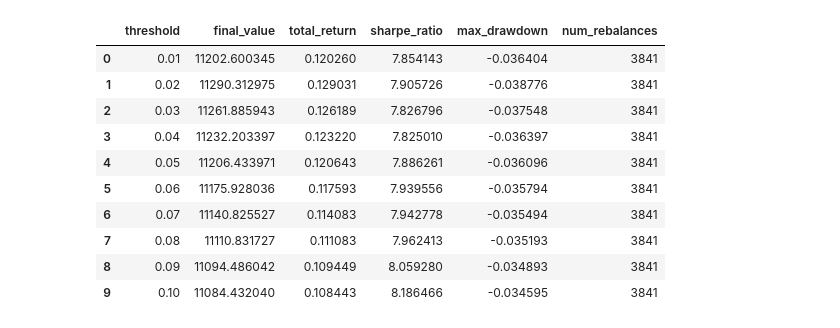
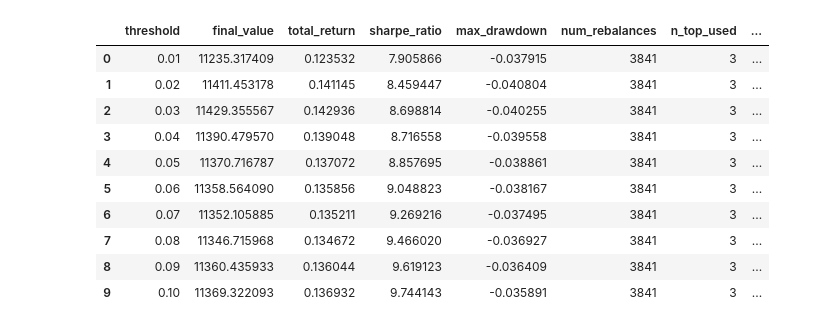
Before and after one commit to edoardoCame/bollingerBands, a Jupyter notebook: notebooks/dynamic rebalance.ipynb, the cells around one changed output. Saved outputs shown, nothing was run; the diff lists cells and outputs as text; code cells hidden in the pictures.

```diff
--- a/notebooks/dynamic rebalance.ipynb
+++ b/notebooks/dynamic rebalance.ipynb
@@ -0,0 +1,20 @@
+# %%
+# =============================================================================
+# CONFIGURAZIONE PARAMETRI PORTAFOGLIO DINAMICO
+# =============================================================================
+
+# Parametri di ranking delle strategie
+N_TOP_STRATEGIES = 3      # Numero di strategie migliori da favorire
+N_WORST_STRATEGIES = 3    # Numero di strategie peggiori da penalizzare
+
+# Altri parametri configurabili
+DEFAULT_REBALANCE_THRESHOLD = 0.05  # Threshold di ribilanciamento di default (5%)
+REBALANCE_FREQUENCY = 'W'           # Frequenza di ribilanciamento ('W' = settimanale)
+INITIAL_PORTFOLIO_VALUE = 10000.0   # Valore iniziale del portafoglio
+
+print(f"📊 CONFIGURAZIONE PORTAFOGLIO DINAMICO")
+print(f"Top strategies da favorire: {N_TOP_STRATEGIES}")
+print(f"Worst strategies da penalizzare: {N_WORST_STRATEGIES}")
+print(f"Threshold di ribilanciamento default: {DEFAULT_REBALANCE_THRESHOLD:.1%}")
+print(f"Frequenza ribilanciamento: {REBALANCE_FREQUENCY}")
+print(f"Valore iniziale portafoglio: ${INITIAL_PORTFOLIO_VALUE:,.0f}")
@@ -221,18 +264,31 @@ Numero di ribilanciamenti: 3841
 # %%
-def grid_search_rebalance_threshold(df, balance_cols, threshold_range=np.arange(0.01, 0.20, 0.01)):
+def grid_search_rebalance_threshold(df, balance_cols, threshold_range=np.arange(0.01, 0.20, 0.01),
+                                   n_top=N_TOP_STRATEGIES, n_worst=N_WORST_STRATEGIES):
     """
     Esegue grid search per trovare il threshold ottimale di ribilanciamento.
+
+    Parameters:
+    - df: DataFrame con DATE e colonne BALANCE
+    - balance_cols: lista delle colonne balance
+    - threshold_range: range di threshold da testare
+    - n_top: numero di strategie migliori da favorire
+    - n_worst: numero di strategie peggiori da penalizzare
     """
     results = []
 
-    print(f"Testando {len(threshold_range)} valori di threshold...")
+    print(f"🔍 GRID SEARCH CONFIGURATION:")
+    print(f"   - Testing {len(threshold_range)} threshold values...")
+    print(f"   - Top {n_top} strategies will be favored")
+    print(f"   - Worst {n_worst} strategies will be penalized")
+    print(f"   - Threshold range: {threshold_range.min():.2%} to {threshold_range.max():.2%}")
+    print()
 
     for i, threshold in enumerate(threshold_range):
         print(f"Progresso: {i+1}/{len(threshold_range)} - Threshold: {threshold:.3f}", end='\r')
 
         try:
             portfolio_df, weights_df, weekly_perf, rebal_dates = dynamic_rebalance_portfolio(
-                df, balance_cols, rebalance_threshold=threshold
+                df, balance_cols, rebalance_threshold=threshold, n_top=n_top, n_worst=n_worst
             )
 
             # Calcola metriche di performance
@@ -258,29 +314,35 @@ def grid_search_rebalance_threshold(df, balance_cols, threshold_range=np.arange(
                 'total_return': total_return,
                 'sharpe_ratio': sharpe,
                 'max_drawdown': max_drawdown,
-                'num_rebalances': num_rebalances
+                'num_rebalances': num_rebalances,
+                'n_top_used': n_top,
+                'n_worst_used': n_worst
             })
 
         except Exception as e:
             print(f"Errore con threshold {threshold}: {e}")
             continue
 
-    print(f"\nGrid search completato! Testati {len(results)} parametri.")
+    print(f"\n✅ Grid search completato! Testati {len(results)} parametri.")
     return pd.DataFrame(results)
 
-# Esegui grid search
-print("Inizio ottimizzazione threshold...")
+# Esegui grid search con parametri configurabili
+print("🚀 Inizio ottimizzazione threshold...")
 optimization_results = grid_search_rebalance_threshold(
     merged_ffill, balance_cols,
-    threshold_range=np.arange(0.01, 0.15, 0.01)
+    threshold_range=np.arange(0.01, 0.15, 0.01),
+    n_top=N_TOP_STRATEGIES,
+    n_worst=N_WORST_STRATEGIES
 )
 
 # Trova il miglior threshold
 best_result = optimization_results.loc[optimization_results['total_return'].idxmax()]
-print(f"\nMiglior threshold: {best_result['threshold']:.3f}")
-print(f"Ritorno totale: {best_result['total_return']:.2%}")
-print(f"Sharpe ratio: {best_result['sharpe_ratio']:.3f}")
-print(f"Max drawdown: {best_result['max_drawdown']:.2%}")
+print(f"\n🎯 RISULTATI OTTIMIZZAZIONE:")
+print(f"   Miglior threshold: {best_result['threshold']:.3f}")
+print(f"   Ritorno totale: {best_result['total_return']:.2%}")
+print(f"   Sharpe ratio: {best_result['sharpe_ratio']:.3f}")
+print(f"   Max drawdown: {best_result['max_drawdown']:.2%}")
+print(f"   Configurazione: Top {best_result['n_top_used']} + Worst {best_result['n_worst_used']}")
 
 optimization_results.head(10)
 # %% [output]
@@ -296,14 +365,14 @@ Max drawdown: -3.88%
-|  | threshold | final_value | total_return | sharpe_ratio | max_drawdown | num_rebalances |
-| 0 | 0.01 | 11202.600345 | 0.120260 | 7.854143 | -0.036404 | 3841 |
-| 1 | 0.02 | 11290.312975 | 0.129031 | 7.905726 | -0.038776 | 3841 |
-| 2 | 0.03 | 11261.885943 | 0.126189 | 7.826796 | -0.037548 | 3841 |
-| 3 | 0.04 | 11232.203397 | 0.123220 | 7.825010 | -0.036397 | 3841 |
-| 4 | 0.05 | 11206.433971 | 0.120643 | 7.886261 | -0.036096 | 3841 |
-| 5 | 0.06 | 11175.928036 | 0.117593 | 7.939556 | -0.035794 | 3841 |
-| 6 | 0.07 | 11140.825527 | 0.114083 | 7.942778 | -0.035494 | 3841 |
-| 7 | 0.08 | 11110.831727 | 0.111083 | 7.962413 | -0.035193 | 3841 |
-| 8 | 0.09 | 11094.486042 | 0.109449 | 8.059280 | -0.034893 | 3841 |
-| 9 | 0.10 | 11084.432040 | 0.108443 | 8.186466 | -0.034595 | 3841 |
+|  | threshold | final_value | total_return | sharpe_ratio | max_drawdown | num_rebalances | n_top_used | ... |
+| 0 | 0.01 | 11235.317409 | 0.123532 | 7.905866 | -0.037915 | 3841 | 3 | ... |
+| 1 | 0.02 | 11411.453178 | 0.141145 | 8.459447 | -0.040804 | 3841 | 3 | ... |
+| 2 | 0.03 | 11429.355567 | 0.142936 | 8.698814 | -0.040255 | 3841 | 3 | ... |
+| 3 | 0.04 | 11390.479570 | 0.139048 | 8.716558 | -0.039558 | 3841 | 3 | ... |
+| 4 | 0.05 | 11370.716787 | 0.137072 | 8.857695 | -0.038861 | 3841 | 3 | ... |
+| 5 | 0.06 | 11358.564090 | 0.135856 | 9.048823 | -0.038167 | 3841 | 3 | ... |
+| 6 | 0.07 | 11352.105885 | 0.135211 | 9.269216 | -0.037495 | 3841 | 3 | ... |
+| 7 | 0.08 | 11346.715968 | 0.134672 | 9.466020 | -0.036927 | 3841 | 3 | ... |
+| 8 | 0.09 | 11360.435933 | 0.136044 | 9.619123 | -0.036409 | 3841 | 3 | ... |
+| 9 | 0.10 | 11369.322093 | 0.136932 | 9.744143 | -0.035891 | 3841 | 3 | ... |
 # %%
 # Visualizzazione dei risultati del grid search
 fig, axes = plt.subplots(2, 2, figsize=(15, 12))
```
Also changed, not shown: parts of 7 cells of this notebook.
